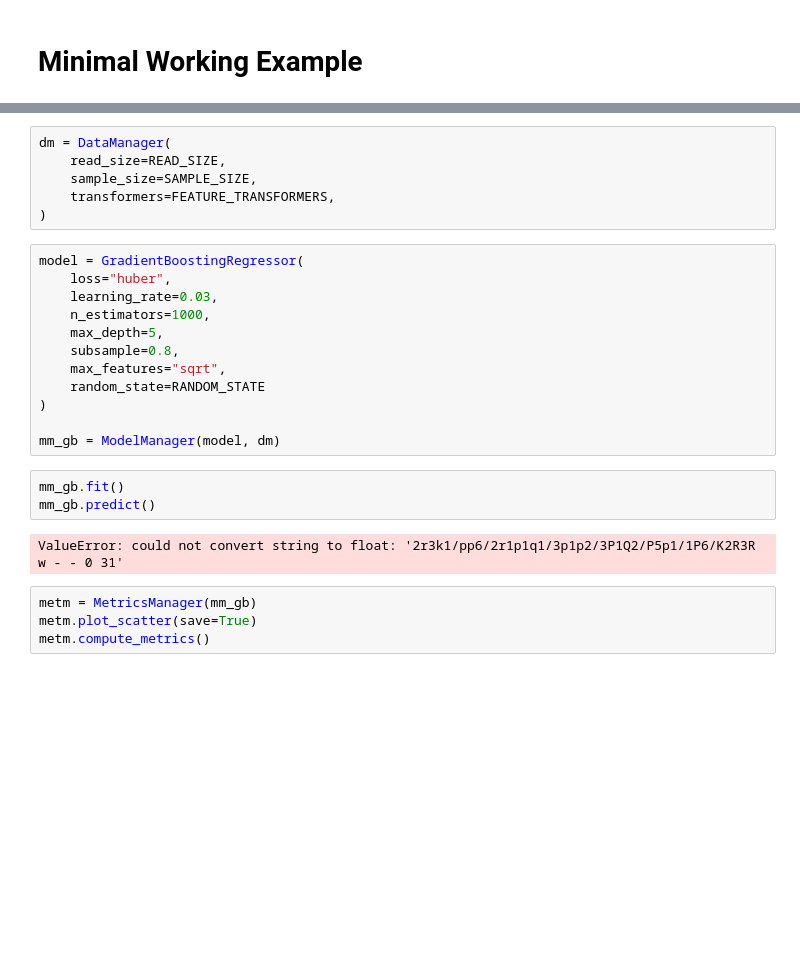
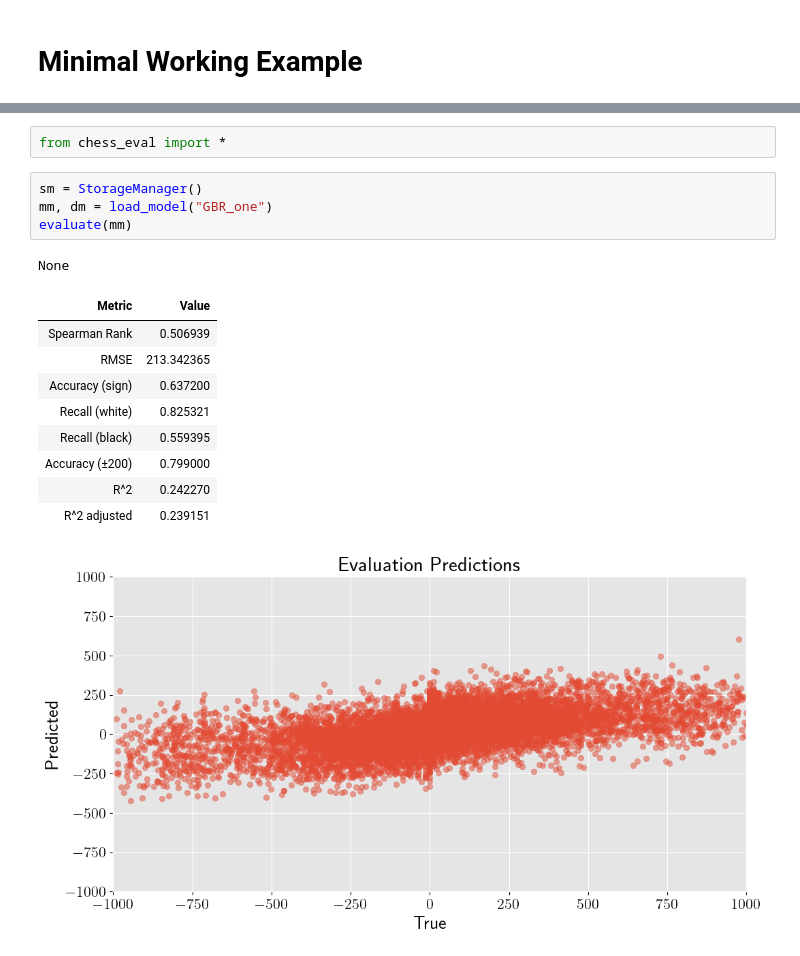
Before and after one commit to NatanSisoev/Chess-ML-Evaluator, a Jupyter notebook: notebooks/mwe.ipynb, the cells around one changed output, grey strips where cells are left out. Cells and saved outputs as stored; diff of their text form; blank space fills up the shorter version.

Commit message:
Worked on notebooks, improved storage

```diff
--- a/notebooks/mwe.ipynb
+++ b/notebooks/mwe.ipynb
@@ -13,27 +3,18 @@ from chess_eval import MetricsManager
-# %%
-dm = DataManager(
-    read_size=READ_SIZE,
-    sample_size=SAMPLE_SIZE,
-    transformers=FEATURE_TRANSFORMERS,
-)
-# %%
-model = GradientBoostingRegressor(
-    loss="huber",
-    learning_rate=0.03,
-    n_estimators=1000,
-    max_depth=5,
-    subsample=0.8,
-    max_features="sqrt",
-    random_state=RANDOM_STATE
-)
-
-mm_gb = ModelManager(model, dm)
-# %%
-mm_gb.fit()
-mm_gb.predict()
-# %% [output]
-ValueError: could not convert string to float: '2r3k1/pp6/2r1p1q1/3p1p2/3P1Q2/P5p1/1P6/K2R3R w - - 0 31'
-# %%
-metm = MetricsManager(mm_gb)
-metm.plot_scatter(save=True)
-metm.compute_metrics()
+# %%
+from chess_eval import *
+# %%
+sm = StorageManager()
+mm, dm = load_model("GBR_one")
+evaluate(mm)
+# %% [output]
+None
+| Metric | Value |
+| Spearman Rank | 0.506939 |
+| RMSE | 213.342365 |
+| Accuracy (sign) | 0.637200 |
+| Recall (white) | 0.825321 |
+| Recall (black) | 0.559395 |
+| Accuracy (±200) | 0.799000 |
+| R^2 | 0.242270 |
+| R^2 adjusted | 0.239151 |
+[figure, added]
```
Also changed, not shown: parts of 1 cell of this notebook, 52 other files.
